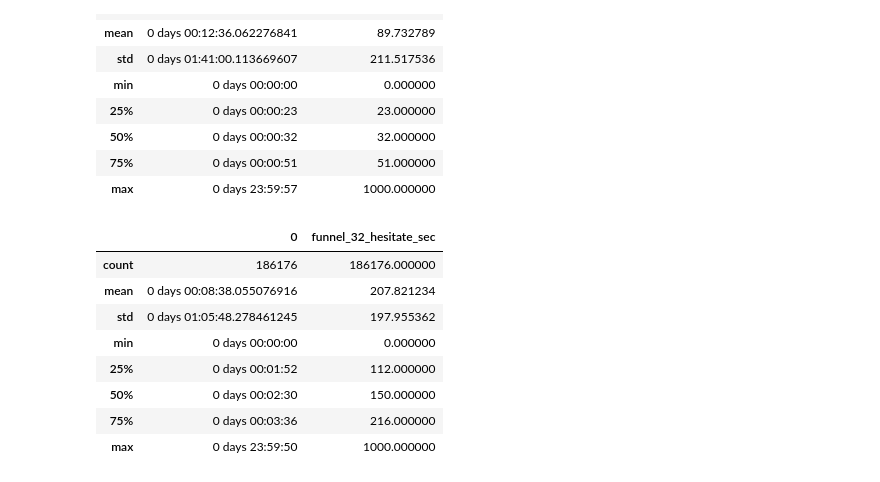
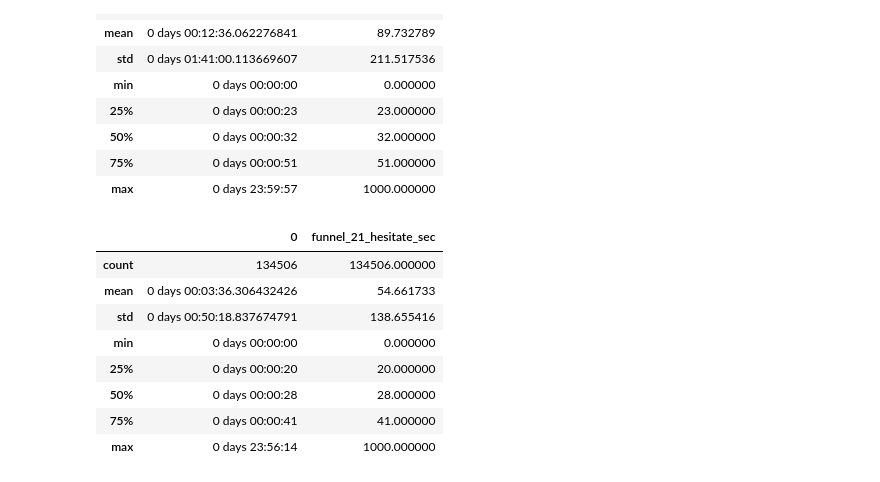
Before and after one commit to NayeonKeum/BigContest2022, a Jupyter notebook: code/Log-Mapping.ipynb, the cells around one changed output. Drawn from its saved outputs; the diff is of its cells as text; code cells hidden in the pictures.

Commit message:
[nkeum/feat] ADD: process and funnel operations

```diff
--- a/code/Log-Mapping.ipynb
+++ b/code/Log-Mapping.ipynb
@@ -333,22 +357,23 @@ def funnel_data(df, a, b, default=60): # funnel = df
 # 평균 시간 계산
 ## 10, 32의 경우 count_range 까지를 0, 그 이후를 1로 두어 비고민/고민으로 나눈다
 ## 21의 경우 연속적인 형태 그대로 냅둔다.
+print("Funnel 1 min")
 
 ## diff_list에는 시간 차이가, plt_list에는 초의 차이(int)가 들어있다.
-time_delta_df10, plt_list10, count10, count_range10=funnel_data(funnel, 1, 0)
+time_delta_df10, plt_list10, count10, count_range10=funnel_data(funnel_1, 1, 0)
 t0_1=np.mean(plt_list10[:count_range10])
-time_delta_df21, plt_list21, count21, count_range21=funnel_data(funnel, 2, 1)
+time_delta_df21, plt_list21, count21, count_range21=funnel_data(funnel_1, 2, 1)
 t1_2=np.mean(plt_list21[:])
-time_delta_df32, plt_list32, count32, count_range32=funnel_data(funnel, 3, 2)
+time_delta_df32, plt_list32, count32, count_range32=funnel_data(funnel_1, 3, 2)
 t2_3=np.mean(plt_list32[:count_range32])
 mean_time=[t0_1, t1_2, t2_3]
-time_delta_df = step_values
+time_delta_df_1 = step_values_1
 
 # 스텝별 누락 비율
-for i in range(1, len(funnel.columns)):
+for i in range(1, len(funnel_1.columns)):
     print("="*20)
-    print("%s에서 %s단계로 이동 시"%(funnel.columns[i-1], funnel.columns[i]))
-    print("누락자: %d" % (time_delta_df[i-1]-time_delta_df[i]))
-    print("총 %f퍼센트의 유저가 남았습니다." % ((time_delta_df[i]/time_delta_df[i-1])*100))
+    print("%s에서 %s단계로 이동 시"%(funnel_1.columns[i-1], funnel_1.columns[i]))
+    print("누락자: %d" % (time_delta_df_1[i-1]-time_delta_df_1[i]))
+    print("총 %f퍼센트의 유저가 남았습니다." % ((time_delta_df_1[i]/time_delta_df_1[i-1])*100))
     print("걸린 평균 시간: "+str(mean_time[i-1] / 60)+"분")
 # %% [output]
@@ -443,7 +530,6 @@ for i in range(len(second_list)):
     if second_list[i] > 272:
        second_list[i]=1000
 time_delta_df21['funnel_21_hesitate_sec'] = second_list
-time_delta_df21.describe()
 
 
 second_list = []
@@ -454,4 +540,23 @@ for i in range(len(second_list)):
     if second_list[i] > 494:
        second_list[i] = 1000
 time_delta_df32['funnel_32_hesitate_sec'] = second_list
-time_delta_df32.describe()
+
+
+second_list=[]
+for i in range(len(time_delta_df212)):
+     second_list.append(time_delta_df212.iloc[i][0].seconds)
+time_delta_df212['funnel_21_hesitate_sec']=second_list
+for i in range(len(second_list)):
+    if second_list[i] > 272:
+       second_list[i]=1000
+time_delta_df212['funnel_21_hesitate_sec'] = second_list
+
+
+second_list = []
+for i in range(len(time_delta_df322)):
+    second_list.append(time_delta_df322.iloc[i][0].seconds)
+time_delta_df322['funnel_32_hesitate_sec'] = second_list
+for i in range(len(second_list)):
+    if second_list[i] > 494:
+       second_list[i] = 1000
+time_delta_df322['funnel_32_hesitate_sec'] = second_list
@@ -478,14 +573,14 @@ time_delta_df21.describe() # 75% 인 것 까지만 살리고, 나머지는 100
 | 75% | 0 days 00:00:51 | 51.000000 |
 | max | 0 days 23:59:57 | 1000.000000 |
 # %%
-time_delta_df32.describe()
+time_delta_df212.describe()
 # %% [output]
-|  | 0 | funnel_32_hesitate_sec |
-| count | 186176 | 186176.000000 |
-| mean | 0 days 00:08:38.055076916 | 207.821234 |
-| std | 0 days 01:05:48.278461245 | 197.955362 |
+|  | 0 | funnel_21_hesitate_sec |
+| count | 134506 | 134506.000000 |
+| mean | 0 days 00:03:36.306432426 | 54.661733 |
+| std | 0 days 00:50:18.837674791 | 138.655416 |
 | min | 0 days 00:00:00 | 0.000000 |
-| 25% | 0 days 00:01:52 | 112.000000 |
-| 50% | 0 days 00:02:30 | 150.000000 |
-| 75% | 0 days 00:03:36 | 216.000000 |
-| max | 0 days 23:59:50 | 1000.000000 |
+| 25% | 0 days 00:00:20 | 20.000000 |
+| 50% | 0 days 00:00:28 | 28.000000 |
+| 75% | 0 days 00:00:41 | 41.000000 |
+| max | 0 days 23:56:14 | 1000.000000 |
```
Also changed, not shown: parts of 21 cells of this notebook.
